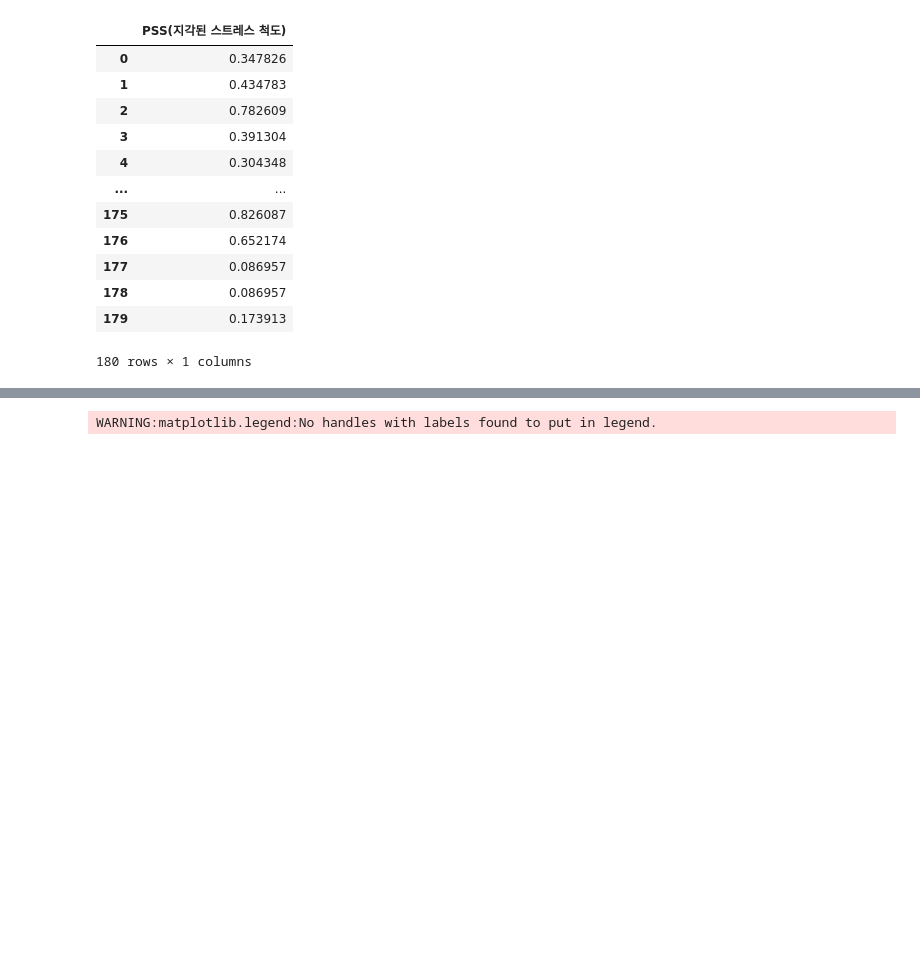
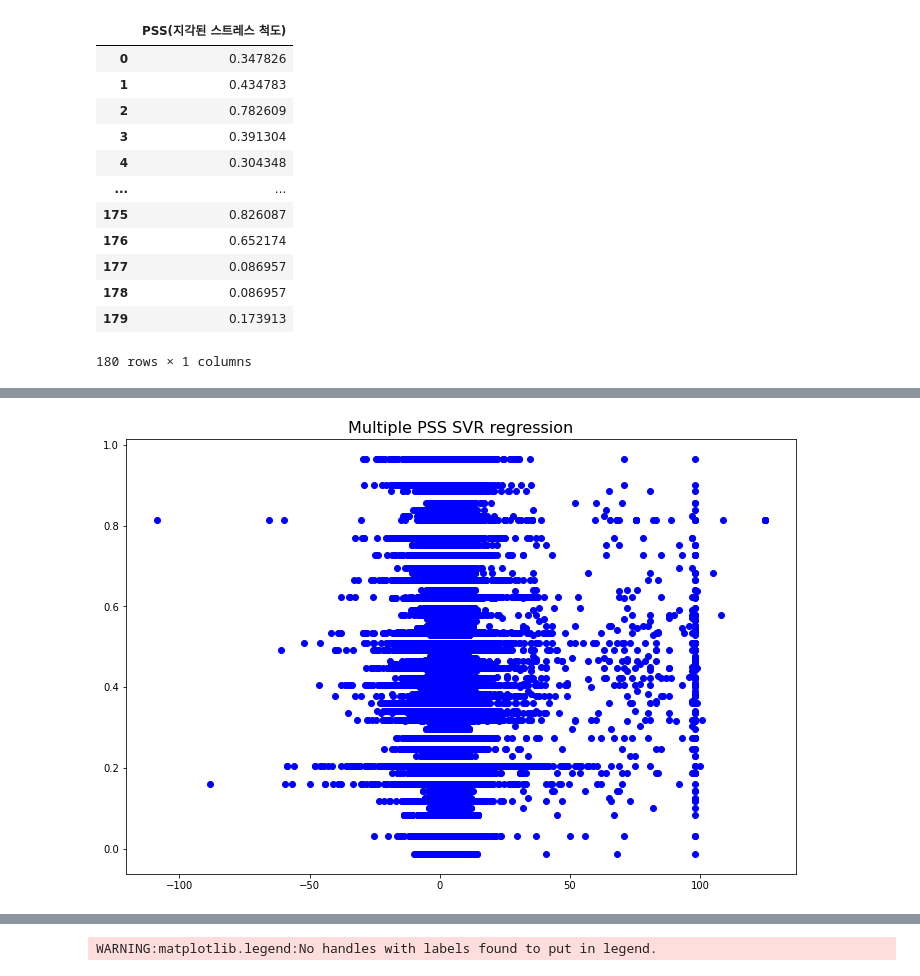
Before and after one commit to hanbuck30/Regression-about-neural-Data, a Jupyter notebook: svm_regre.ipynb, the cells around one changed output, grey strips where cells are left out. Saved outputs shown, nothing was run; the diff lists cells and outputs as text; code cells hidden in the pictures; blank space fills up the shorter version.

```diff
--- a/svm_regre.ipynb
+++ b/svm_regre.ipynb
@@ -104,3 +131,11 @@ ValueError: ignored
+# %%
+fig = plt.figure()
+fig.set_size_inches(12, 8)
+plt.plot(x_train, y_pred,'bo')
+plt.title("Multiple PSS SVR regression",fontsize=16)
+plt.show()
+# %% [output]
+[figure, added]
 # %%
 fig = plt.figure()
 fig.set_size_inches(12, 8)
```
Also changed, not shown: parts of 8 cells of this notebook.
